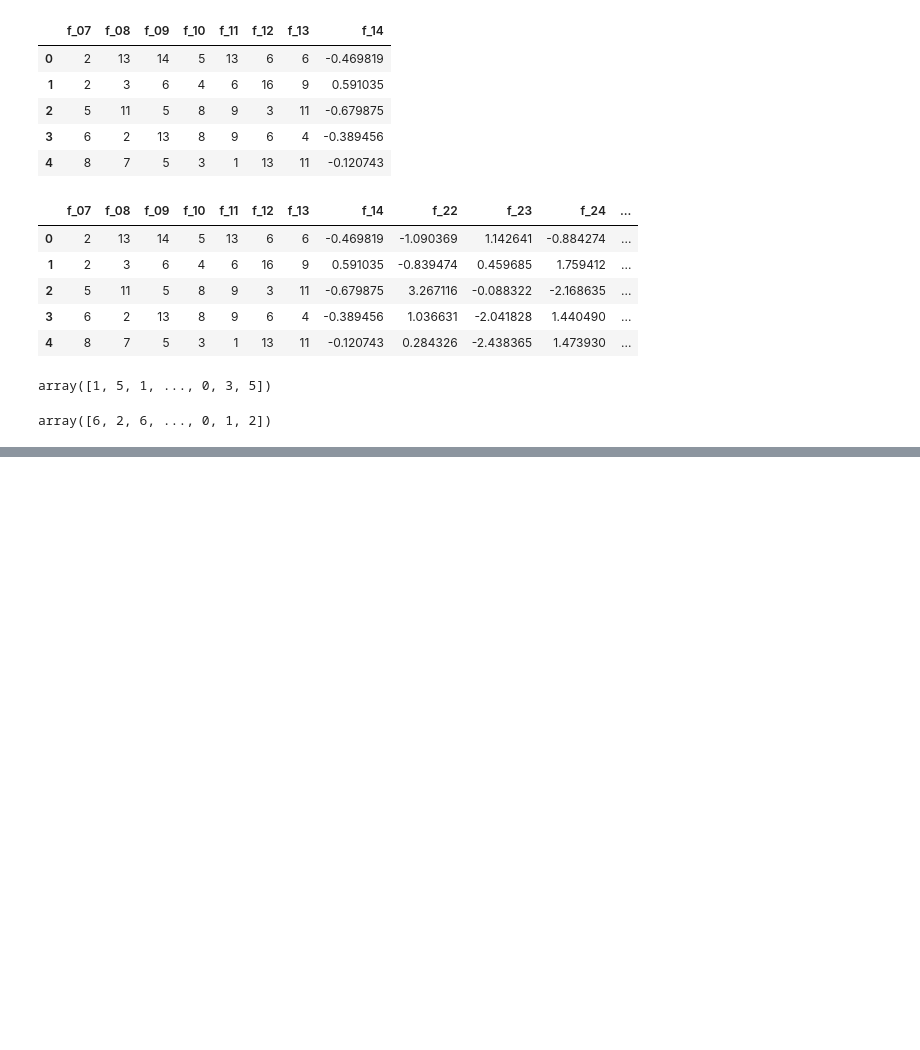
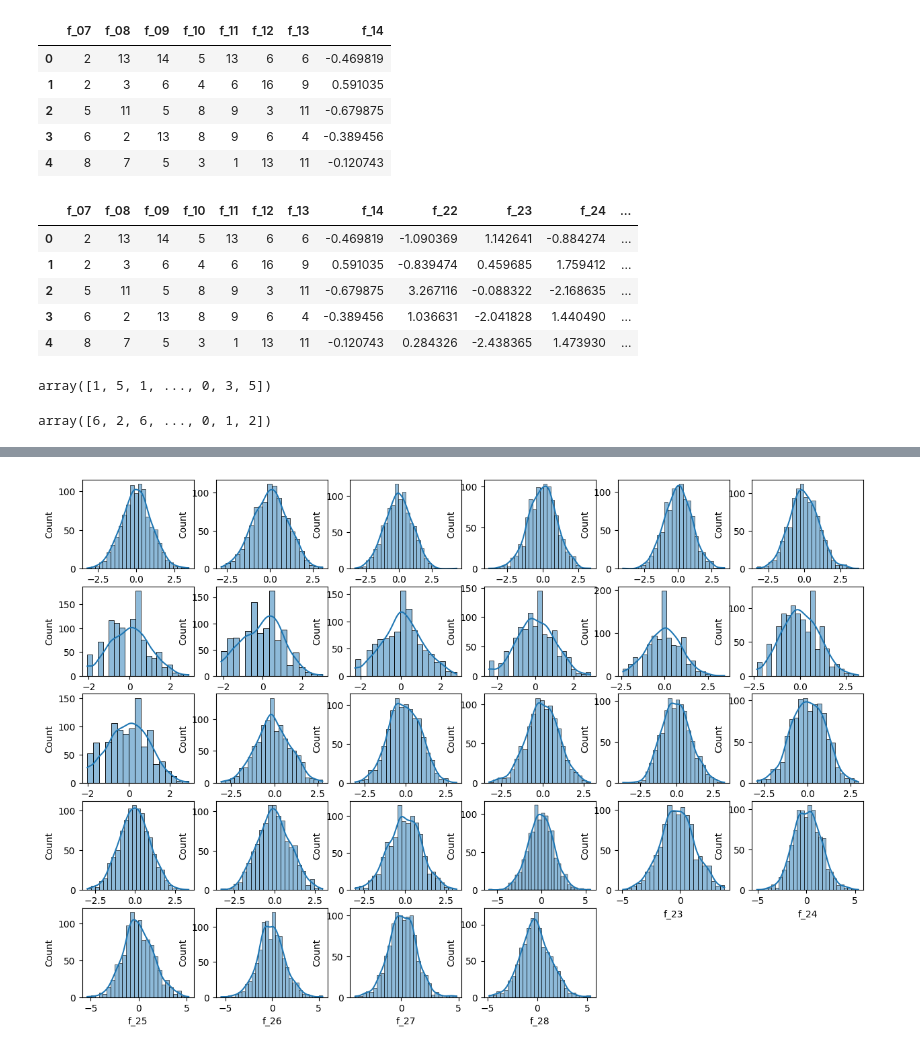
Before and after one commit to novelxv/Korika-Mentorship-Selection-2024, a Jupyter notebook: scripts/clustering.ipynb, the cells around one changed output, grey strips where cells are left out. Cells and saved outputs as stored; diff of their text form; code cells hidden in the pictures; blank space fills up the shorter version.

```diff
--- a/scripts/clustering.ipynb
+++ b/scripts/clustering.ipynb
@@ -143,0 +183,9 @@ predict.to_csv("../output/predicted_kmeans_2.csv")
+# %%
+scaler = PowerTransformer()
+data_5 = data_no_id.copy()
+df_temp = data_no_id[["f_07", "f_08", "f_09", "f_10", "f_11", "f_12", "f_13", "f_14"]]
+data_5[['f_07', 'f_08', 'f_09', 'f_10', 'f_11', 'f_12', 'f_13', 'f_14']] = scaler.fit_transform(df_temp)
+# %%
+plot_all_dist(data_5.sample(1000))
+# %% [output]
+[figure, added]
```
Also changed, not shown: parts of 10 cells of this notebook, 11 other files.
